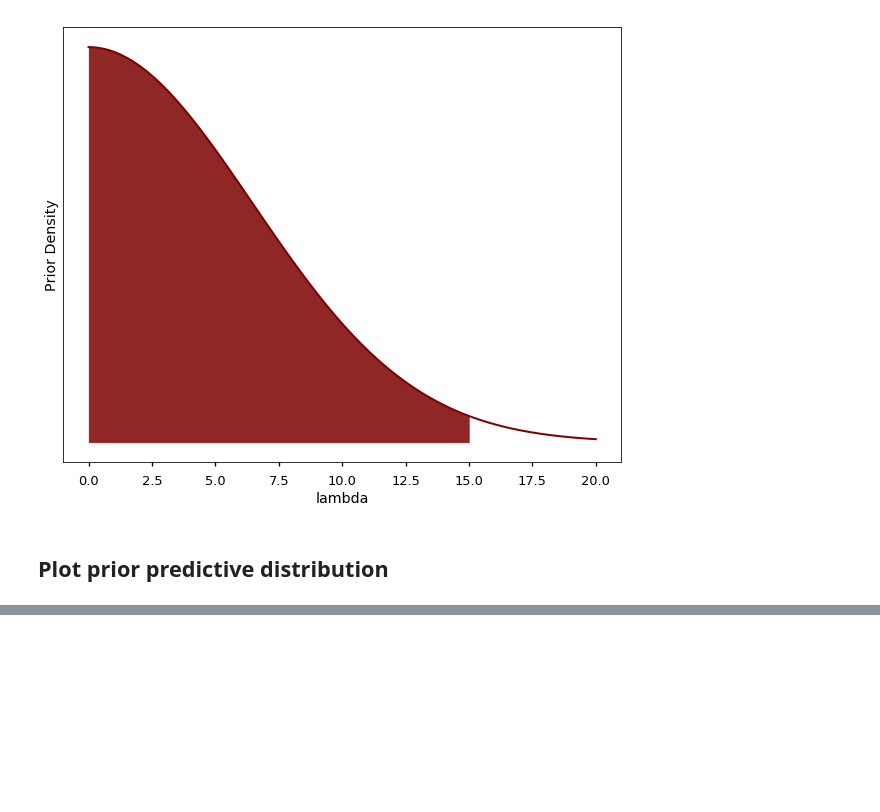
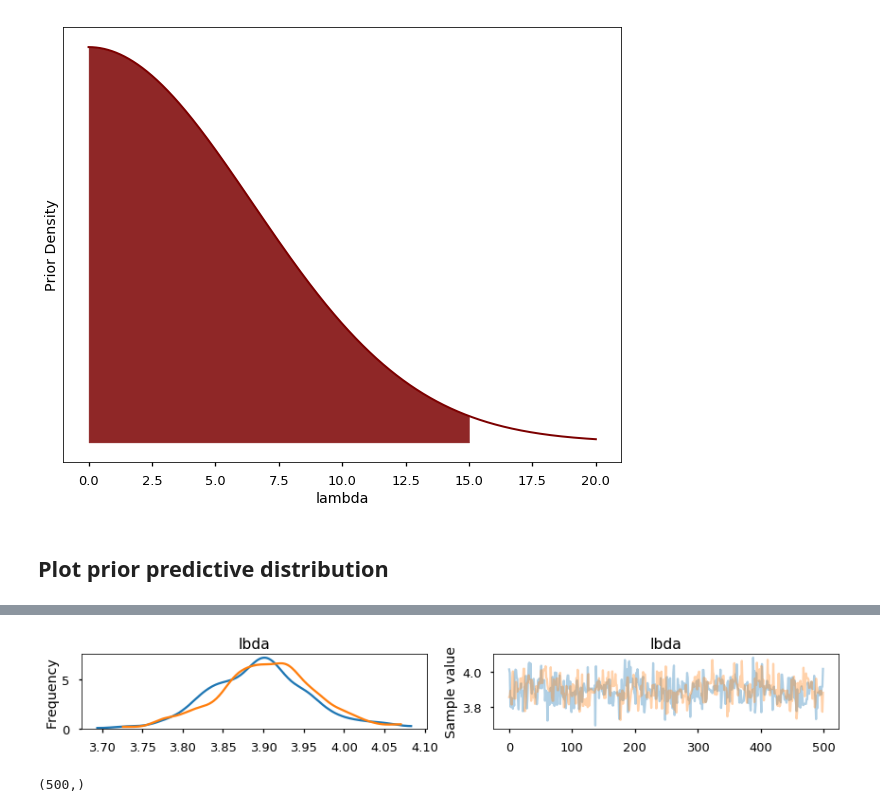
Before and after one commit to lstmemery/principled-bayesian-workflow-pymc3, a Jupyter notebook: PyMC3 Example.ipynb, the cells around one changed output, grey strips where cells are left out. Cells and saved outputs as stored; diff of their text form; code cells hidden in the pictures; blank space fills up the shorter version.

```diff
--- a/PyMC3 Example.ipynb
+++ b/PyMC3 Example.ipynb
@@ -93,0 +103,9 @@ plt.title('Prior predictive distribution');
+# %%
+pm.plots.traceplot(trace);
+# %% [output]
+[figure, added]
+# %%
+# Compute rank of prior draw with respect to thinned posterior draws
+sbc_rank = np.sum(simu_lbdas < trace['lbda'][::2])
+# %% [output]
+(500,)
```
Also changed, not shown: parts of 67 cells of this notebook.
